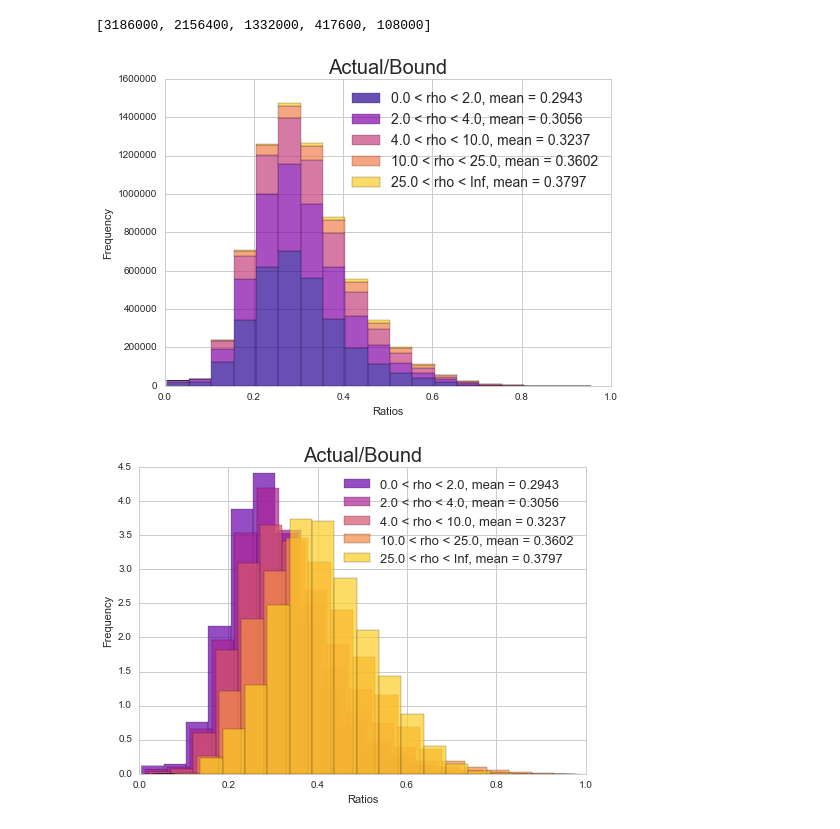
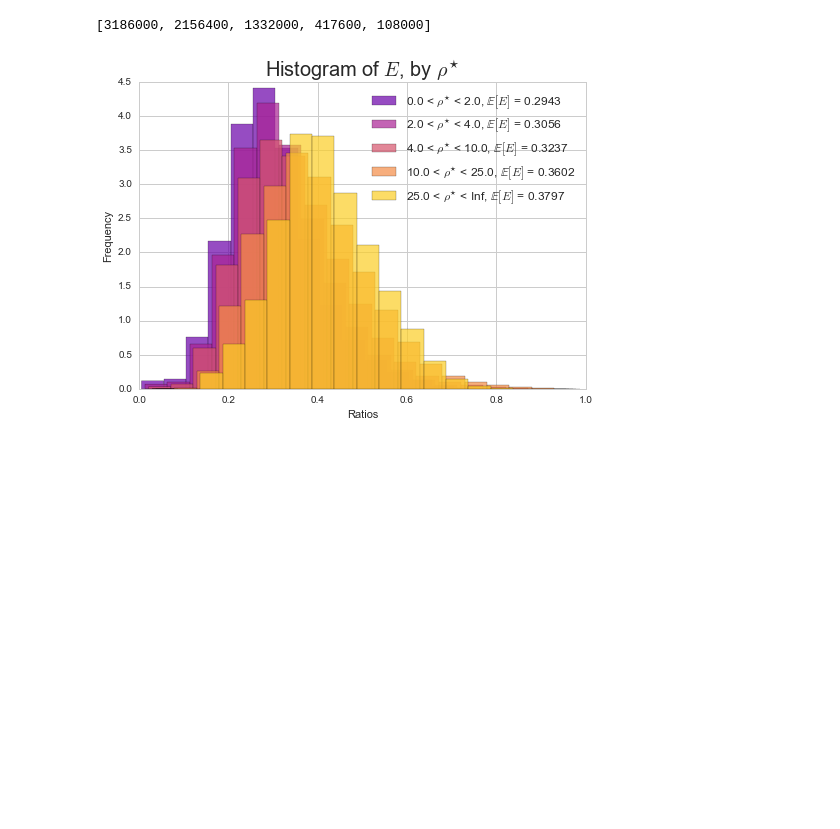
Before and after one commit to geraintpalmer/DetectingDeadlockInQingNetworkSimulation, a Jupyter notebook: plot_ratio_data_rho_ratio.ipynb, the cells around one changed output. Drawn from its saved outputs; the diff is of its cells as text; code cells hidden in the pictures; blank space fills up the shorter version.

Commit message:
cluster data on DL probs, latex up plots

```diff
--- a/plot_ratio_data_rho_ratio.ipynb
+++ b/plot_ratio_data_rho_ratio.ipynb
@@ -48,30 +48,19 @@ ratios_inverse_rhos[0][:10]
 meansv = [sum(row)/len(row) for row in ratios_inverse_rhos]
 means = [str(round(m, 4)) for m in meansv]
 # %%
-labs = [str(rhos_boundaries[i]) + ' < rho < ' + str(rhos_boundaries[i+1]) + ', mean = ' + means[i] for i in range(len(means))]
+labs = [str(rhos_boundaries[i]) + ' < ' + r"$\rho^{\star}$" + ' < ' + str(rhos_boundaries[i+1]) + ', ' + r"$\mathbb{E}[E]$" + ' = ' + means[i] for i in range(len(means))]
 # %%
 colormap = plt.cm.plasma
 bins = [i/20.0 for i in range(20)]
 width = 1.0/20.0
-
-
-fig, ax = plt.subplots()
-plt.gca().set_color_cycle([colormap(i) for i in np.linspace(0.05, 0.9, len(ratios_inverse_rhos))])
-plt.hist(ratios_inverse_rhos, bins=bins, width=width, alpha=0.7, stacked=True, label=labs)
-plt.xlabel('Ratios')
-plt.ylabel('Frequency')
-plt.legend(fontsize=14)
-ax.set_title('Actual/Bound', fontsize=20)
-plt.show()
 
 fig, ax = plt.subplots()
 plt.gca().set_color_cycle([colormap(i) for i in np.linspace(0.2, 0.9, len(ratios_inverse_rhos))])
 plt.hist(ratios_inverse_rhos, bins=bins, width=width, alpha=0.7, stacked=False, label=labs, normed=True)
 plt.xlabel('Ratios')
 plt.ylabel('Frequency')
-plt.legend(fontsize=13)
-ax.set_title('Actual/Bound', fontsize=20)
+plt.legend(fontsize=12)
+ax.set_title('Histogram of ' + r"$E$" + ', by ' + r"$\rho^{\star}$", fontsize=20)
 plt.show()
 # %% [output]
-[figure, old version]
+[figure, new version]
-[figure, removed]
```
Also changed, not shown: parts of 1 cell of this notebook, 13 other files.
